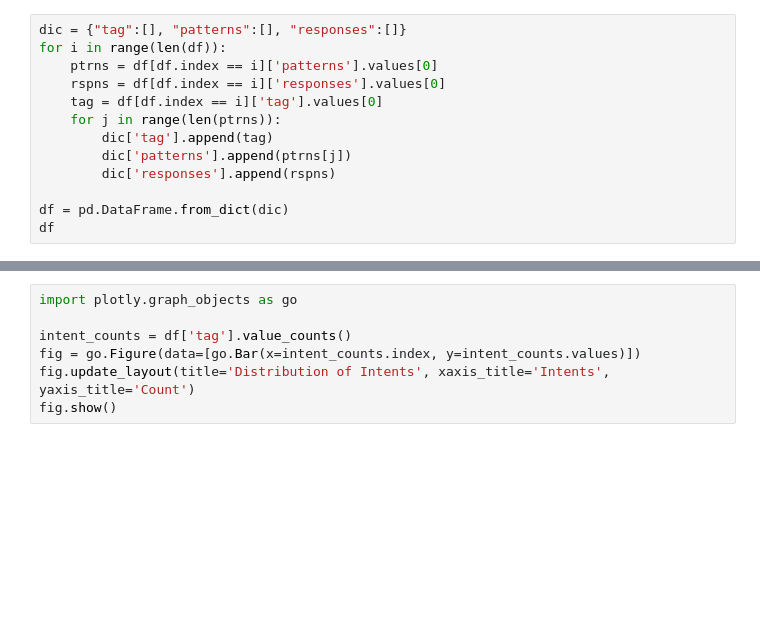
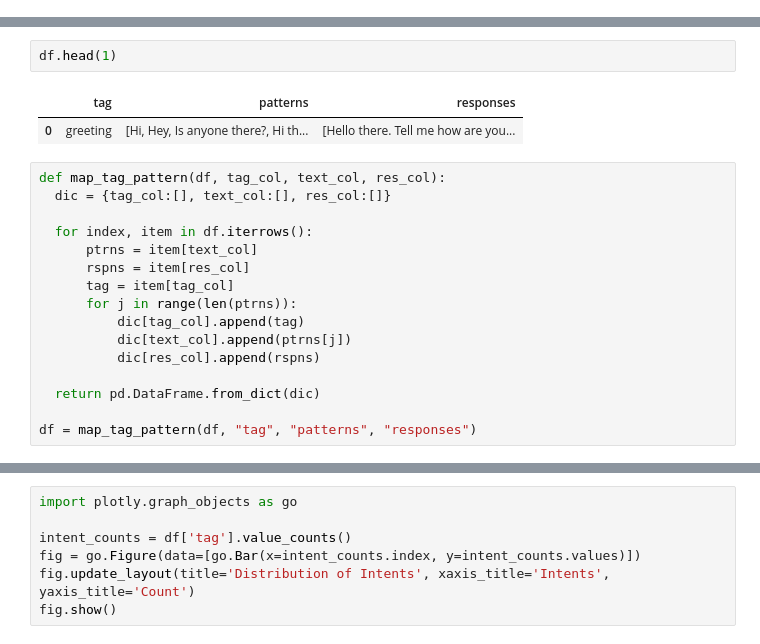
Before and after one commit to Better-Call-Soul/Soul-AI, a Jupyter notebook: notebooks/chatbot/chatbot_ML.ipynb, the cells around one changed output, grey strips where cells are left out. Drawn from its saved outputs; the diff is of its cells as text; blank space fills up the shorter version.

```diff
--- a/notebooks/chatbot/chatbot_ML.ipynb
+++ b/notebooks/chatbot/chatbot_ML.ipynb
@@ -24,13 +13,0 @@ df
-# %%
-dic = {"tag":[], "patterns":[], "responses":[]}
-for i in range(len(df)):
-    ptrns = df[df.index == i]['patterns'].values[0]
-    rspns = df[df.index == i]['responses'].values[0]
-    tag = df[df.index == i]['tag'].values[0]
-    for j in range(len(ptrns)):
-        dic['tag'].append(tag)
-        dic['patterns'].append(ptrns[j])
-        dic['responses'].append(rspns)
-
-df = pd.DataFrame.from_dict(dic)
-df
@@ -69,0 +14,21 @@ array(['greeting', 'morning', 'afternoon', 'evening', 'night', 'goodbye',
+# %%
+df.head(1)
+# %% [output]
+|  | tag | patterns | responses |
+| 0 | greeting | [Hi, Hey, Is anyone there?, Hi th... | [Hello there. Tell me how are you... |
+# %%
+def map_tag_pattern(df, tag_col, text_col, res_col):
+  dic = {tag_col:[], text_col:[], res_col:[]}
+
+  for index, item in df.iterrows():
+      ptrns = item[text_col]
+      rspns = item[res_col]
+      tag = item[tag_col]
+      for j in range(len(ptrns)):
+          dic[tag_col].append(tag)
+          dic[text_col].append(ptrns[j])
+          dic[res_col].append(rspns)
+
+  return pd.DataFrame.from_dict(dic)
+
+df = map_tag_pattern(df, "tag", "patterns", "responses")
```
Also changed, not shown: parts of 16 cells of this notebook, 3 other files.
